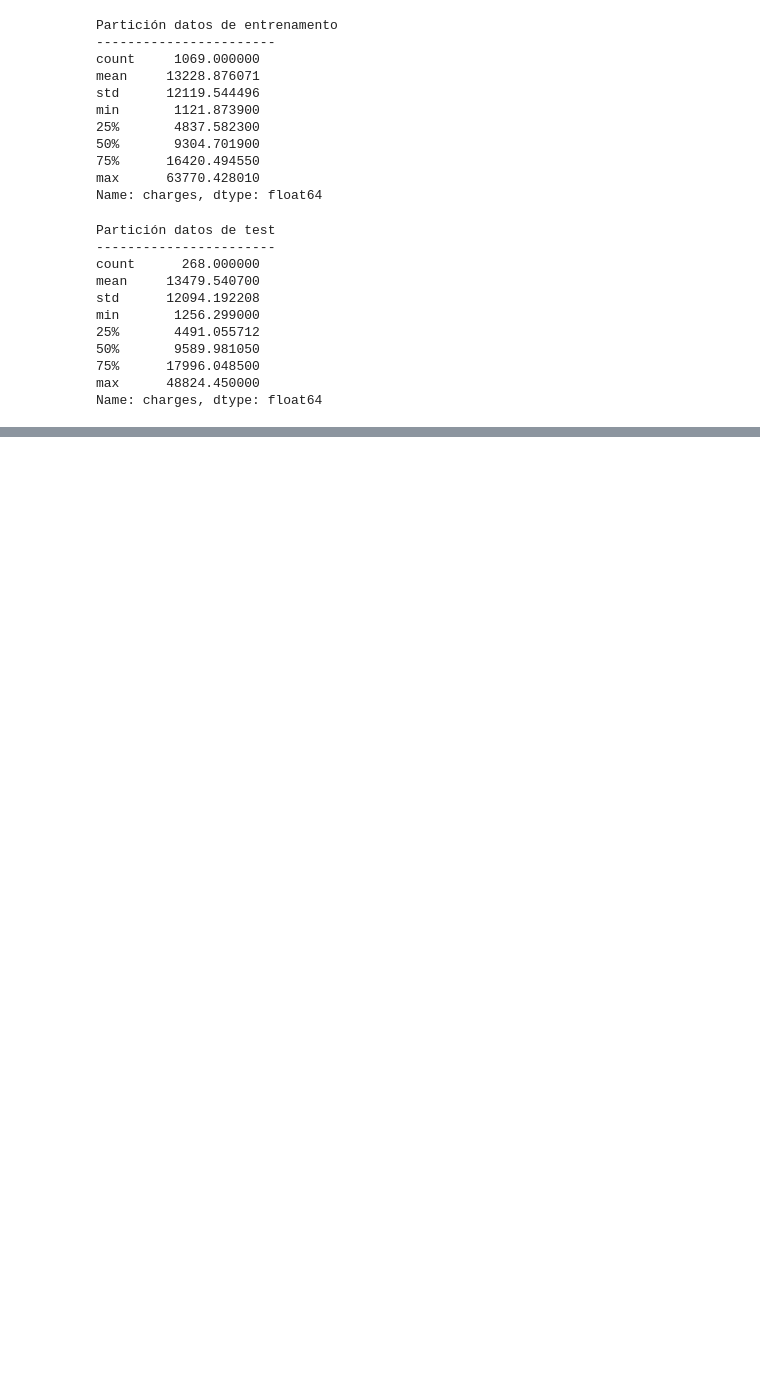
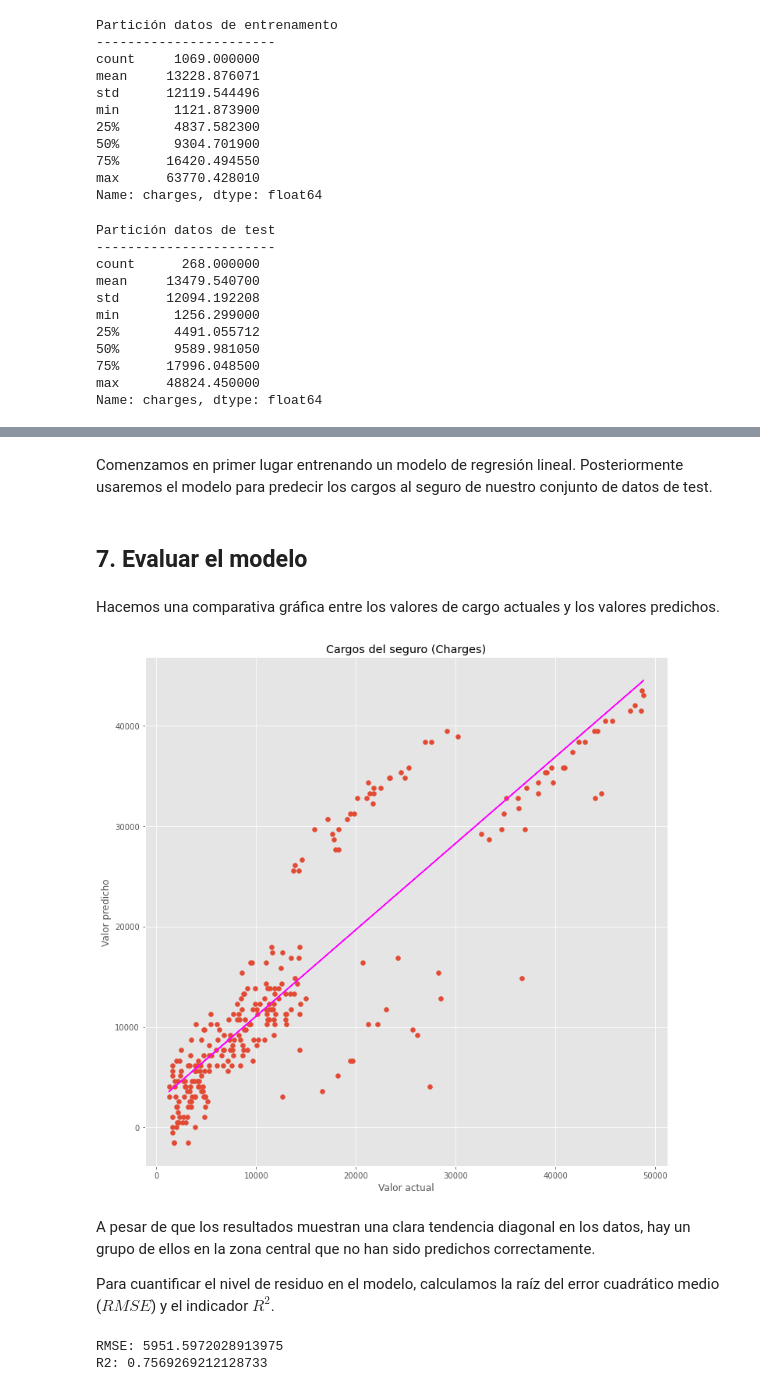
Before and after one commit to JuanManuelRamos/Proyectos-Machine-Learning-, a Jupyter notebook: ML Regresión/ML Reg - Previsión de seguros/ML Regresión - Previsión de seguros.ipynb, the cells around one changed output, grey strips where cells are left out. Drawn from its saved outputs; the diff is of its cells as text; code cells hidden in the pictures; blank space fills up the shorter version.

Commit message:
modelo de regresión lineal

```diff
--- a/ML Regresión/ML Reg - Previsión de seguros/ML Regresión - Previsión de seguros.ipynb
+++ b/ML Regresión/ML Reg - Previsión de seguros/ML Regresión - Previsión de seguros.ipynb
@@ -675,0 +712,3 @@ Name: charges, dtype: float64
+# %%
+df = pd.get_dummies(df, columns= featuresCat)
+df.info()
@@ -681,7 +741,9 @@ Dadas las circunstancias de correlación entre variables independientes y respue
 Seguidamente se hacen las particiones correspondientes a los grupos de entrenamiento y test, siendo el tamaño de los datos de entrenamiento de un 80% con respecto al dataset completo.
 # %%
 X_train, X_test, y_train, y_test = train_test_split(
-                                        df.drop(columns = ['charges', 'sex', 'children', 'region'], axis = 'columns'),
+                                        df.drop(columns = ['charges', 'sex_female', 'sex_male',
+                                                           'children_0', 'children_1_mas', 'region_northeast',
+                                                           'region_northwest', 'region_southeast', 'region_southwest'], axis = 'columns'),
                                         df[label],
                                         train_size   = 0.8,
                                         random_state = 1234,
@@ -741,3 +802,41 @@ memory usage: 33.4+ KB
+# %% [markdown]
+Comenzamos en primer lugar entrenando un modelo de regresión lineal. Posteriormente usaremos el modelo para predecir los cargos al seguro de nuestro conjunto de datos de test.
+# %%
+model = LinearRegression().fit(X_train, y_train)
+# %%
+pred = model.predict(X_test)
+# %% [markdown]
+## 7. Evaluar el modelo
+# %% [markdown]
+Hacemos una comparativa gráfica entre los valores de cargo actuales y los valores predichos.
+# %%
+plt.figure(figsize=(12,12))
+plt.scatter(y_test, pred)
+plt.xlabel('Valor actual')
+plt.ylabel('Valor predicho')
+plt.title('Cargos del seguro (Charges)')
+
+z = np.polyfit(y_test, pred, 1)
+p = np.poly1d(z)
+plt.plot(y_test, p(y_test), color='magenta')
+
+plt.show()
+# %% [output]
+[figure, added]
+# %% [markdown]
+A pesar de que los resultados muestran una clara tendencia diagonal en los datos, hay un grupo de ellos en la zona central que no han sido predichos correctamente.
+
+Para cuantificar el nivel de residuo en el modelo, calculamos la raíz del error cuadrático medio ($RMSE$) y el indicador $R^2$.
+# %%
+mse = mean_squared_error(y_test, pred)
+rmse = np.sqrt(mse)
+print("RMSE:", rmse)
+
+r2 = r2_score(y_test, pred)
+print("R2:", r2)
+# %% [output]
+RMSE: 5951.5972028913975
+R2: 0.7569269212128733
 # %% [markdown]
 <br><br><br><br>TO DO:
 
```
Also changed, not shown: parts of 21 cells of this notebook, 1 other file.
